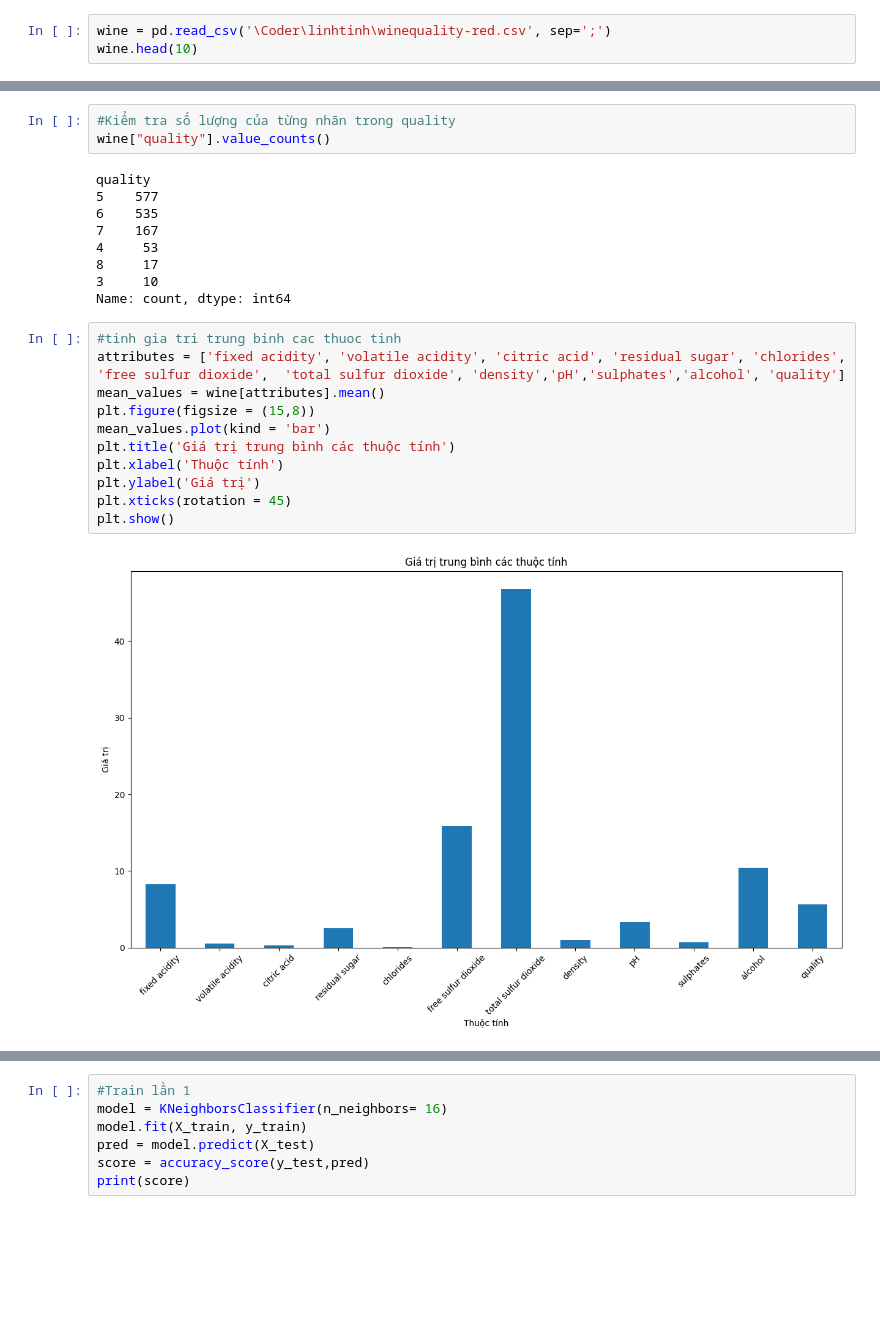
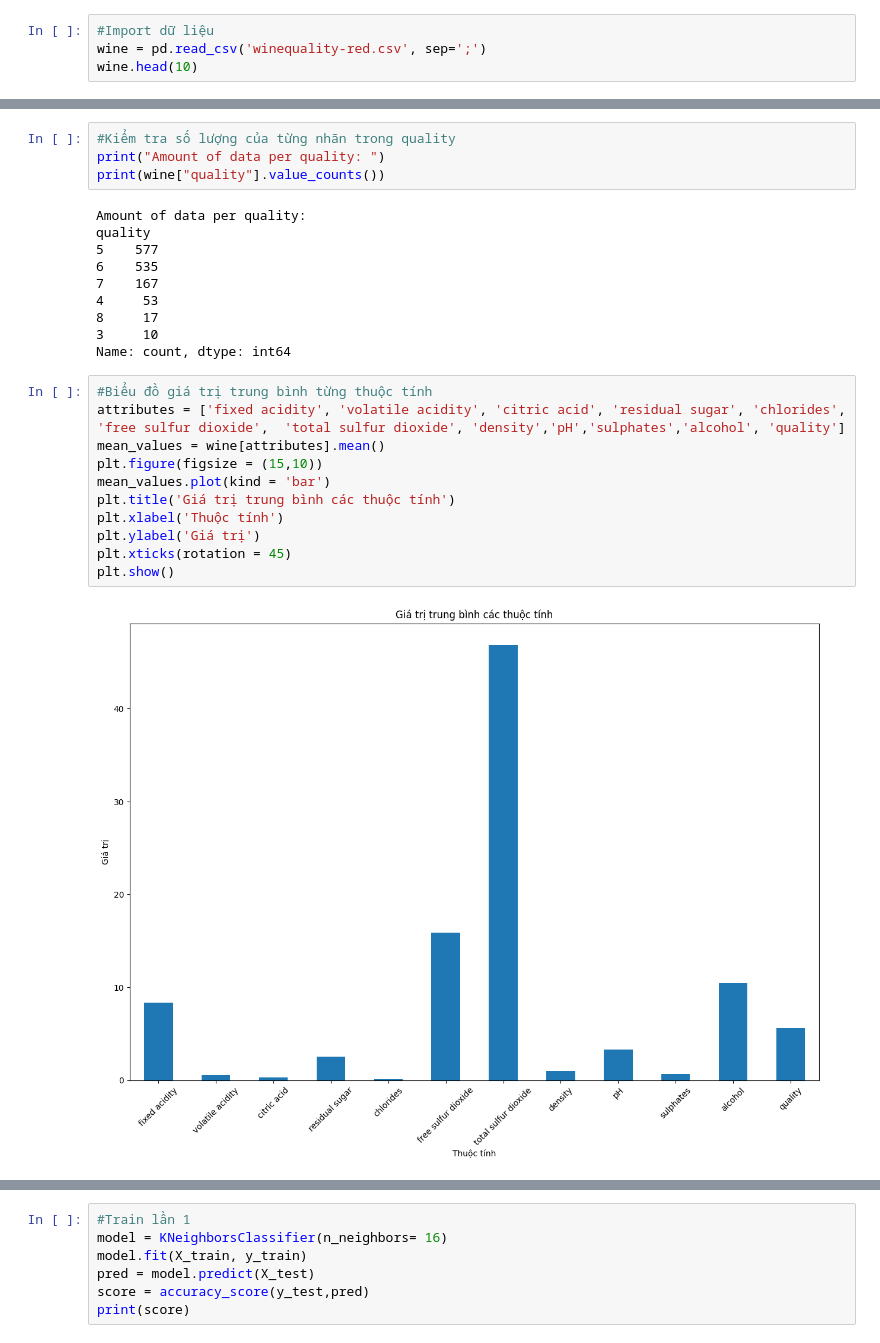
Before and after one commit to TQTien1/UDAI-wine-red, a Jupyter notebook: KNN_nhom-_sau_hop.ipynb, the cells around one changed output, grey strips where cells are left out. Drawn from its saved outputs; the diff is of its cells as text; blank space fills up the shorter version.

```diff
--- a/KNN_nhom-_sau_hop.ipynb
+++ b/KNN_nhom-_sau_hop.ipynb
@@ -8,3 +13,4 @@ from sklearn.model_selection import train_test_split
 # %%
-wine = pd.read_csv('\Coder\linhtinh\winequality-red.csv', sep=';')
+#Import dữ liệu
+wine = pd.read_csv('winequality-red.csv', sep=';')
 wine.head(10)
@@ -45,8 +66,10 @@ print("Duplicated values: ", wine[wine.columns.tolist()].duplicated().sum())
 Duplicated values:  0
 # %%
 #Kiểm tra số lượng của từng nhãn trong quality
-wine["quality"].value_counts()
+print("Amount of data per quality: ")
+print(wine["quality"].value_counts())
 # %% [output]
+Amount of data per quality:
 quality
 5    577
 6    535
@@ -56,16 +79,16 @@ quality
 3     10
 Name: count, dtype: int64
 # %%
-#tinh gia tri trung binh cac thuoc tinh
+#Biểu đồ giá trị trung bình từng thuộc tính
 attributes = ['fixed acidity', 'volatile acidity', 'citric acid', 'residual sugar', 'chlorides', 'free sulfur dioxide',	'total sulfur dioxide',	'density','pH','sulphates','alcohol', 'quality']
 mean_values = wine[attributes].mean()
-plt.figure(figsize = (15,8))
+plt.figure(figsize = (15,10))
 mean_values.plot(kind = 'bar')
 plt.title('Giá trị trung bình các thuộc tính')
 plt.xlabel('Thuộc tính')
 plt.ylabel('Giá trị')
 plt.xticks(rotation = 45)
 plt.show()
 # %% [output]
-[figure, old version]
+[figure, new version]
 # %%
```
Also changed, not shown: parts of 29 cells of this notebook.
